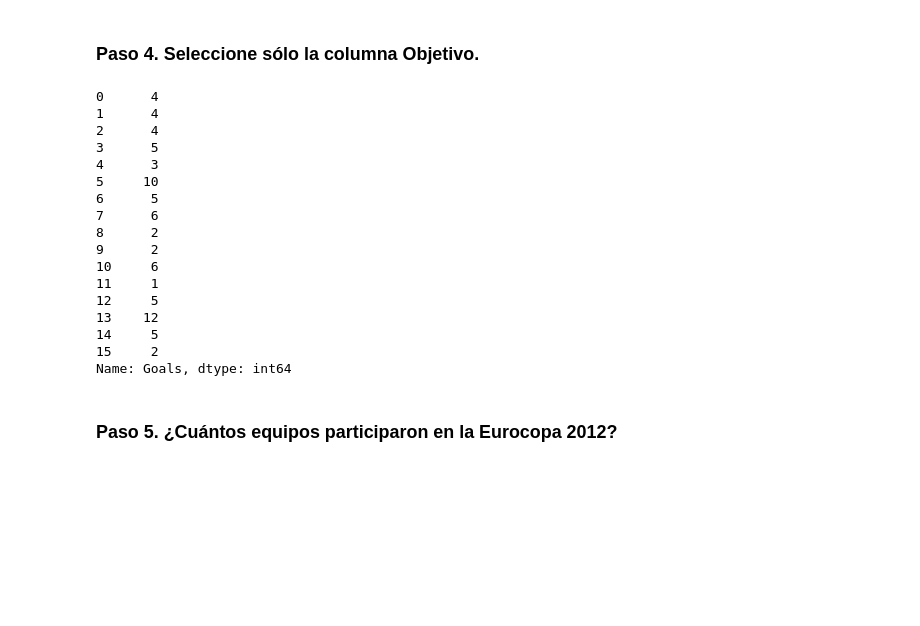
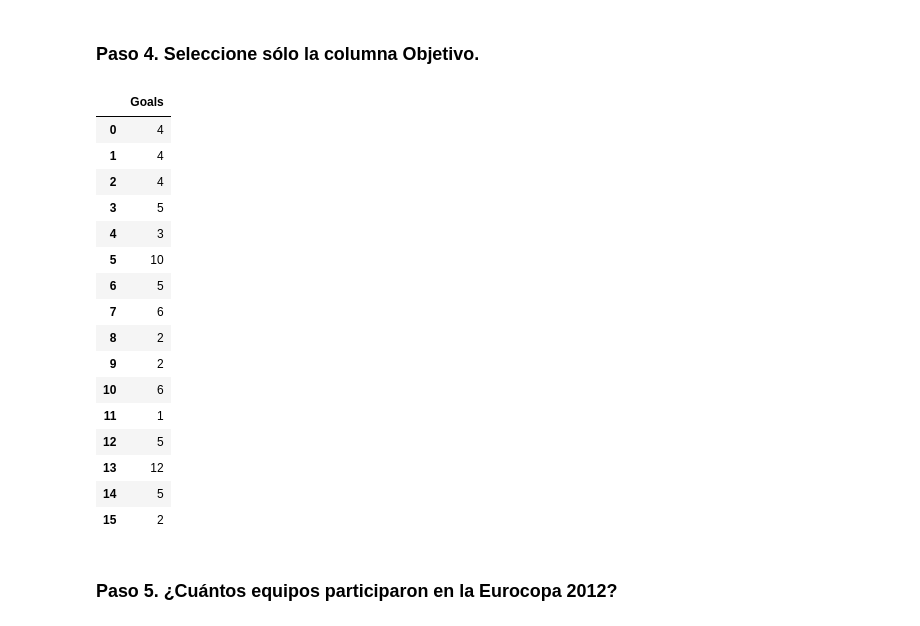
Before and after one commit to Sergio050799/DS102024, a Jupyter notebook: 2-DataAnalysis/2-Pandas/Practica/3-Euro12/Euro12.ipynb, the cells around one changed output. Cells and saved outputs as stored; diff of their text form; code cells hidden in the pictures; blank space fills up the shorter version.

```diff
--- a/2-DataAnalysis/2-Pandas/Practica/3-Euro12/Euro12.ipynb
+++ b/2-DataAnalysis/2-Pandas/Practica/3-Euro12/Euro12.ipynb
@@ -58,25 +58,25 @@ euro12
 # %% [markdown]
 ### Paso 4. Seleccione sólo la columna Objetivo.
 # %%
-euro12['Goals']
+euro12[['Goals']]
 # %% [output]
-0      4
-1      4
-2      4
-3      5
-4      3
-5     10
-6      5
-7      6
-8      2
-9      2
-10     6
-11     1
-12     5
-13    12
-14     5
-15     2
-Name: Goals, dtype: int64
+|  | Goals |
+| 0 | 4 |
+| 1 | 4 |
+| 2 | 4 |
+| 3 | 5 |
+| 4 | 3 |
+| 5 | 10 |
+| 6 | 5 |
+| 7 | 6 |
+| 8 | 2 |
+| 9 | 2 |
+| 10 | 6 |
+| 11 | 1 |
+| 12 | 5 |
+| 13 | 12 |
+| 14 | 5 |
+| 15 | 2 |
 # %% [markdown]
 ### Paso 5. ¿Cuántos equipos participaron en la Eurocopa 2012?
 # %%
```
Also changed, not shown: parts of 1 cell of this notebook.
